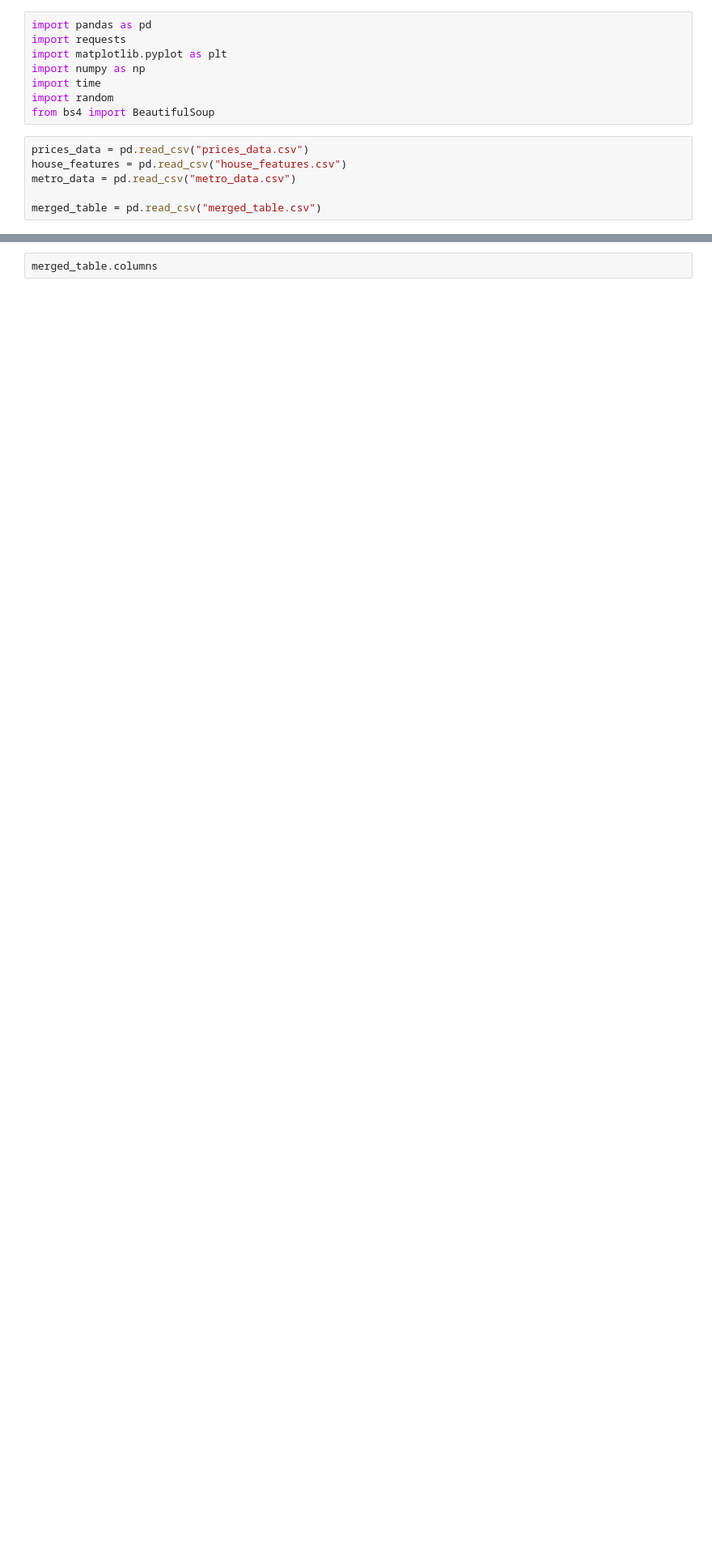
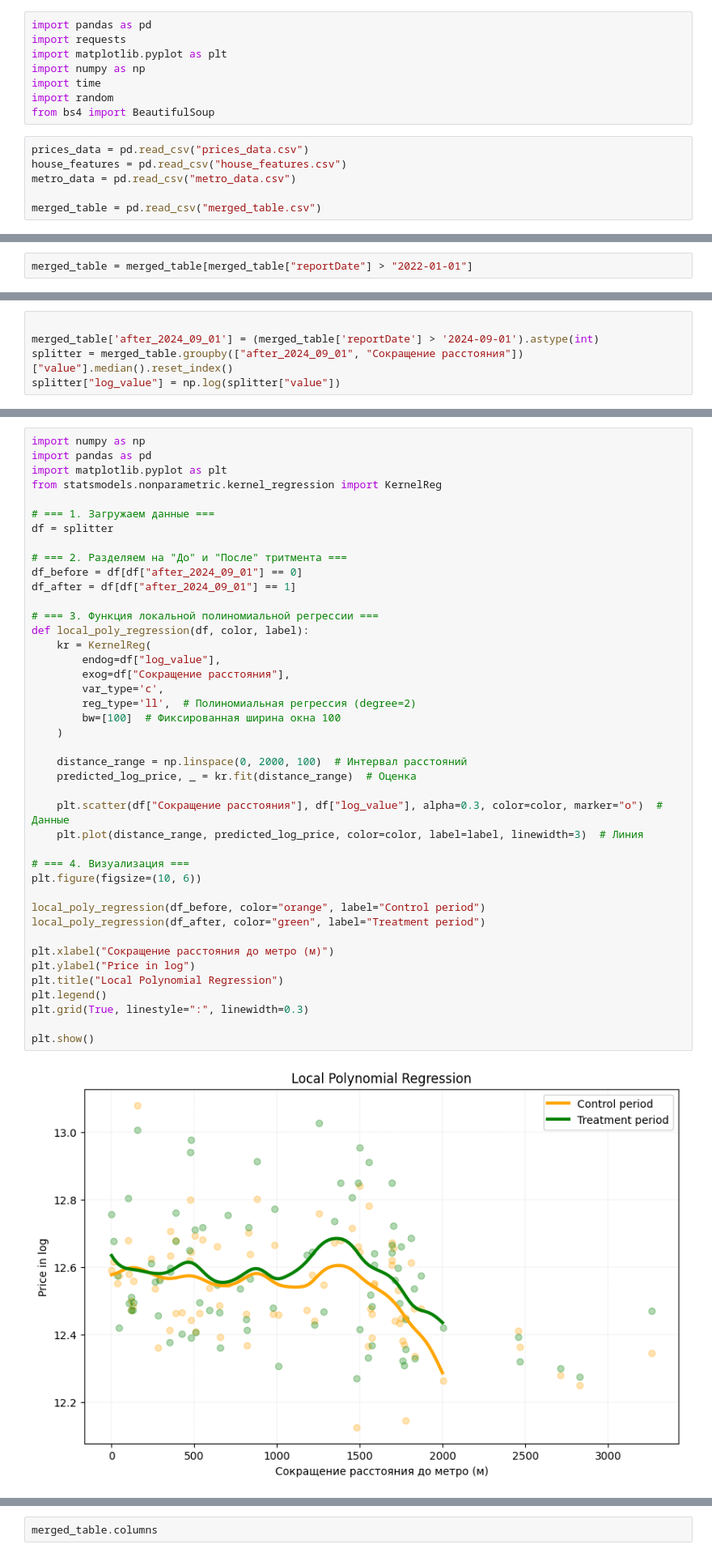
Before and after one commit to andrewch28/Cian, a Jupyter notebook: cian.ipynb, the cells around one changed output, grey strips where cells are left out. Shown at 81% size. Drawn from its saved outputs; the diff is of its cells as text; blank space fills up the shorter version.

```diff
--- a/cian.ipynb
+++ b/cian.ipynb
@@ -52,0 +25,2 @@ merged_table.head()
+# %%
+merged_table = merged_table[merged_table["reportDate"] > "2022-01-01"]
@@ -52,0 +31,5 @@ merged_table.head()
+# %%
+
+merged_table['after_2024_09_01'] = (merged_table['reportDate'] > '2024-09-01').astype(int)
+splitter = merged_table.groupby(["after_2024_09_01", "Сокращение расстояния"])["value"].median().reset_index()
+splitter["log_value"] = np.log(splitter["value"])
@@ -52,0 +45,44 @@ merged_table.head()
+# %%
+import numpy as np
+import pandas as pd
+import matplotlib.pyplot as plt
+from statsmodels.nonparametric.kernel_regression import KernelReg
+
+# === 1. Загружаем данные ===
+df = splitter
+
+# === 2. Разделяем на "До" и "После" тритмента ===
+df_before = df[df["after_2024_09_01"] == 0]
+df_after = df[df["after_2024_09_01"] == 1]
+
+# === 3. Функция локальной полиномиальной регрессии ===
+def local_poly_regression(df, color, label):
+    kr = KernelReg(
+        endog=df["log_value"],
+        exog=df["Сокращение расстояния"],
+        var_type='c',
+        reg_type='ll',  # Полиномиальная регрессия (degree=2)
+        bw=[100]  # Фиксированная ширина окна 100
+    )
+
+    distance_range = np.linspace(0, 2000, 100)  # Интервал расстояний
+    predicted_log_price, _ = kr.fit(distance_range)  # Оценка
+
+    plt.scatter(df["Сокращение расстояния"], df["log_value"], alpha=0.3, color=color, marker="o")  # Данные
+    plt.plot(distance_range, predicted_log_price, color=color, label=label, linewidth=3)  # Линия
+
+# === 4. Визуализация ===
+plt.figure(figsize=(10, 6))
+
+local_poly_regression(df_before, color="orange", label="Control period")
+local_poly_regression(df_after, color="green", label="Treatment period")
+
+plt.xlabel("Сокращение расстояния до метро (м)")
+plt.ylabel("Price in log")
+plt.title("Local Polynomial Regression")
+plt.legend()
+plt.grid(True, linestyle=":", linewidth=0.3)
+
+plt.show()
+# %% [output]
+[figure, added]
```
Also changed, not shown: parts of 18 cells of this notebook, 5 other files.
